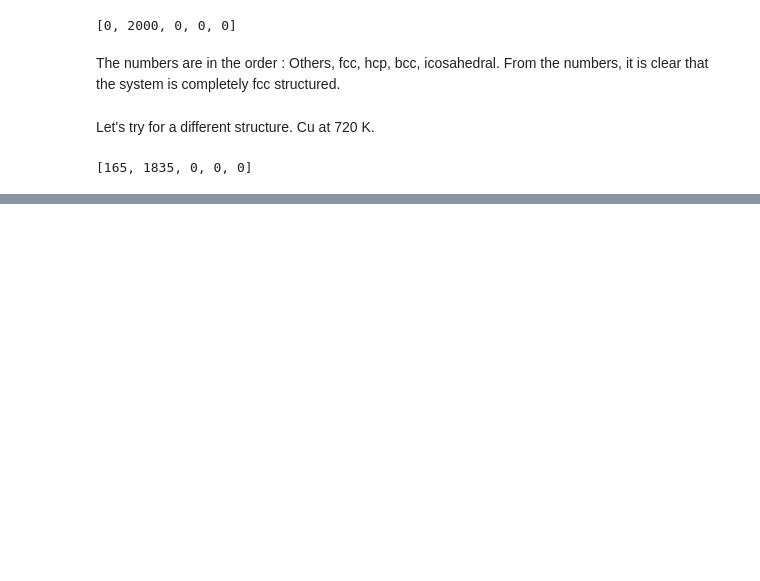
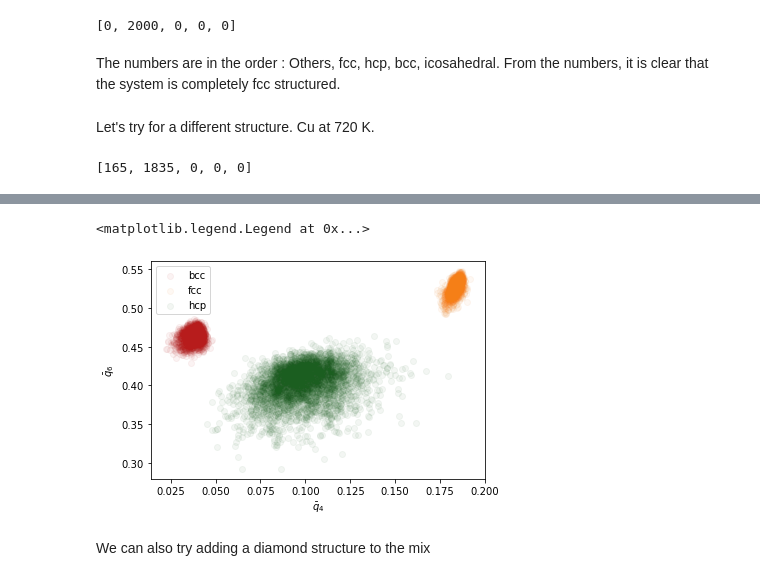
Before and after one commit to pyiron/ADIS-workshop-2020, a Jupyter notebook: notebooks/structural_distinction.ipynb, the cells around one changed output, grey strips where cells are left out. Cells and saved outputs as stored; diff of their text form; code cells hidden in the pictures; blank space fills up the shorter version.

```diff
--- a/notebooks/structural_distinction.ipynb
+++ b/notebooks/structural_distinction.ipynb
@@ -143,0 +181,16 @@ sys.calculate_cna()
+# %%
+bccq, _ = get_steinhardt_parameter_job(pr.load("Fe_1350_0"), cutoff=3.3, averaged=True, clustering=False)
+fccq, _ = get_steinhardt_parameter_job(pr.load("Cu_720_0"), averaged=True, clustering=False)
+hcpq, _ = get_steinhardt_parameter_job(pr.load("Mg_1000_0"), averaged=True, clustering=False)
+# %%
+plt.scatter(bccq[0], bccq[1], alpha=0.05, label="bcc", color="#B71C1C")
+plt.scatter(fccq[0], fccq[1], alpha=0.05, label="fcc", color="#F57F17")
+plt.scatter(hcpq[0], hcpq[1], alpha=0.05, label="hcp", color="#1B5E20")
+plt.xlabel(r"$\bar{q}_4$")
+plt.ylabel(r"$\bar{q}_6$")
+plt.legend()
+# %% [output]
+<matplotlib.legend.Legend at 0x...>
+[figure, added]
+# %% [markdown]
+We can also try adding a diamond structure to the mix
```
Also changed, not shown: parts of 23 cells of this notebook.
